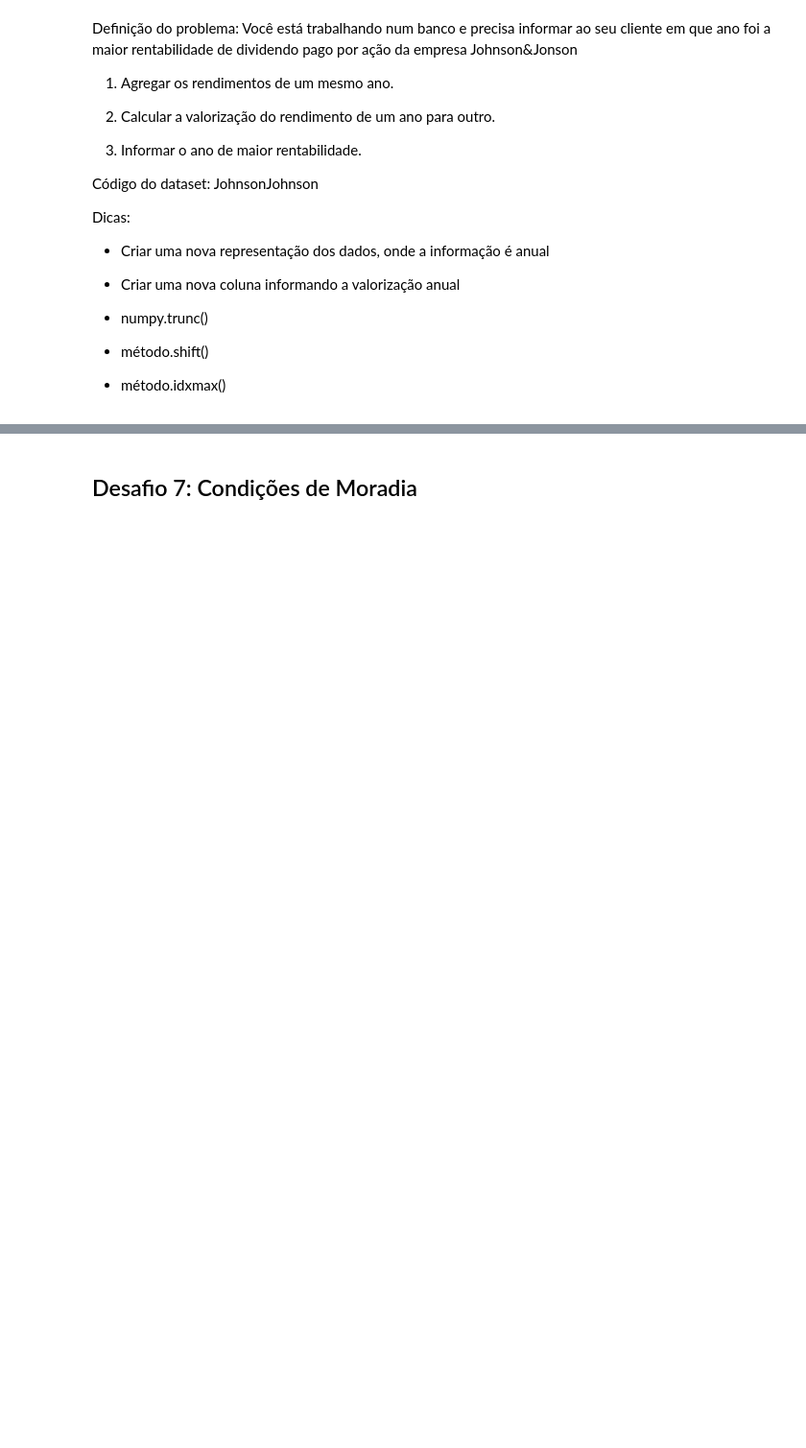
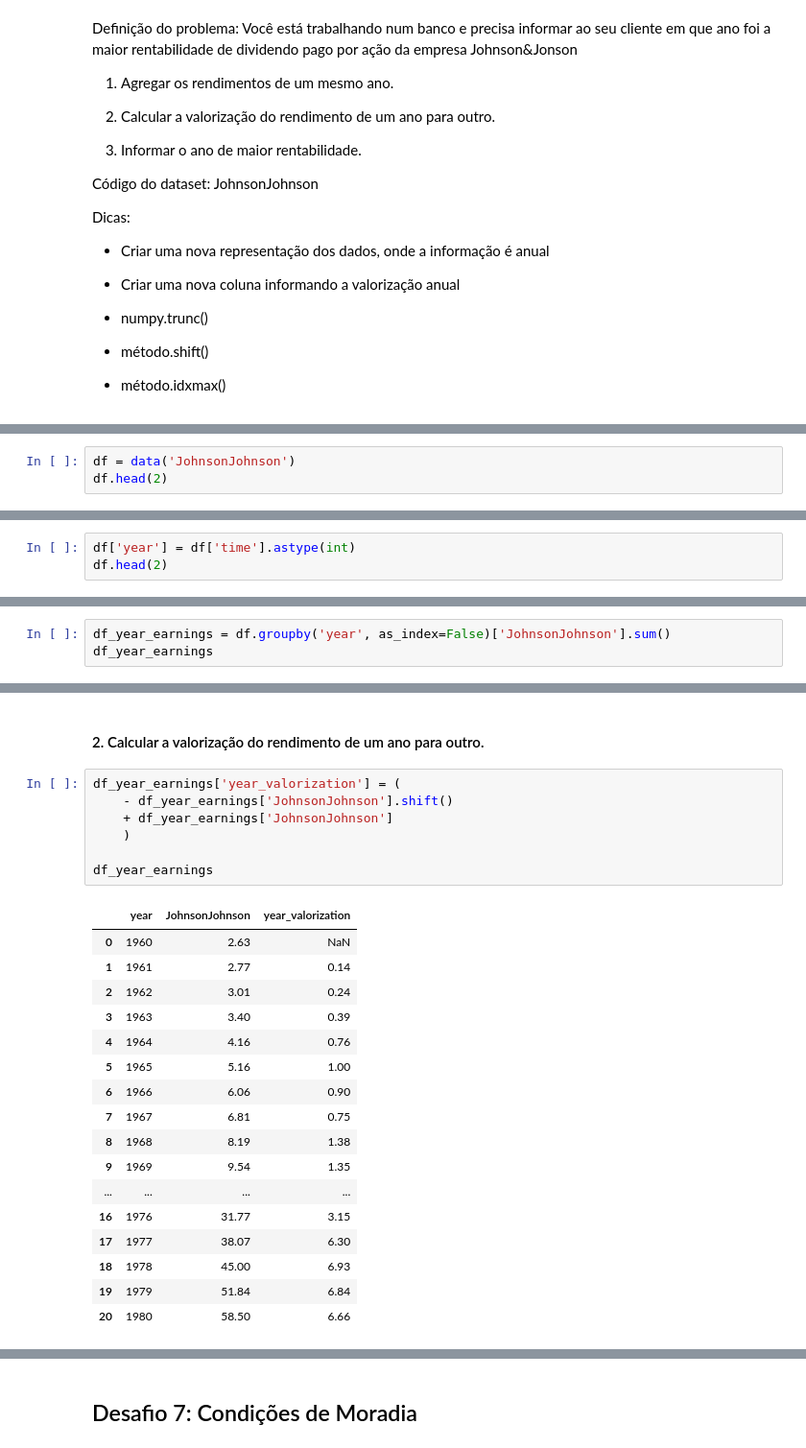
Before and after one commit to luanans/Bootcamp-WoMakersCode, a Jupyter notebook: Desafio_Python_Pandas/Desafio_Python_Pandas.ipynb, the cells around one changed output, grey strips where cells are left out. Shown at 96% size. Saved outputs shown, nothing was run; the diff lists cells and outputs as text; blank space fills up the shorter version.

```diff
--- a/Desafio_Python_Pandas/Desafio_Python_Pandas.ipynb
+++ b/Desafio_Python_Pandas/Desafio_Python_Pandas.ipynb
@@ -441,0 +473,3 @@ Dicas:
+# %%
+df = data('JohnsonJohnson')
+df.head(2)
@@ -441,0 +482,3 @@ Dicas:
+# %%
+df['year'] = df['time'].astype(int)
+df.head(2)
@@ -441,0 +489,3 @@ Dicas:
+# %%
+df_year_earnings = df.groupby('year', as_index=False)['JohnsonJohnson'].sum()
+df_year_earnings
@@ -441,0 +510,27 @@ Dicas:
+# %% [markdown]
+#### 2. Calcular a valorização do rendimento de um ano para outro.
+# %%
+df_year_earnings['year_valorization'] = (
+    - df_year_earnings['JohnsonJohnson'].shift()
+    + df_year_earnings['JohnsonJohnson']
+    )
+
+df_year_earnings
+# %% [output]
+|  | year | JohnsonJohnson | year_valorization |
+| 0 | 1960 | 2.63 | NaN |
+| 1 | 1961 | 2.77 | 0.14 |
+| 2 | 1962 | 3.01 | 0.24 |
+| 3 | 1963 | 3.40 | 0.39 |
+| 4 | 1964 | 4.16 | 0.76 |
+| 5 | 1965 | 5.16 | 1.00 |
+| 6 | 1966 | 6.06 | 0.90 |
+| 7 | 1967 | 6.81 | 0.75 |
+| 8 | 1968 | 8.19 | 1.38 |
+| 9 | 1969 | 9.54 | 1.35 |
+| ... | ... | ... | ... |
+| 16 | 1976 | 31.77 | 3.15 |
+| 17 | 1977 | 38.07 | 6.30 |
+| 18 | 1978 | 45.00 | 6.93 |
+| 19 | 1979 | 51.84 | 6.84 |
+| 20 | 1980 | 58.50 | 6.66 |
```
Also changed, not shown: parts of 23 cells of this notebook, 1 other file.
